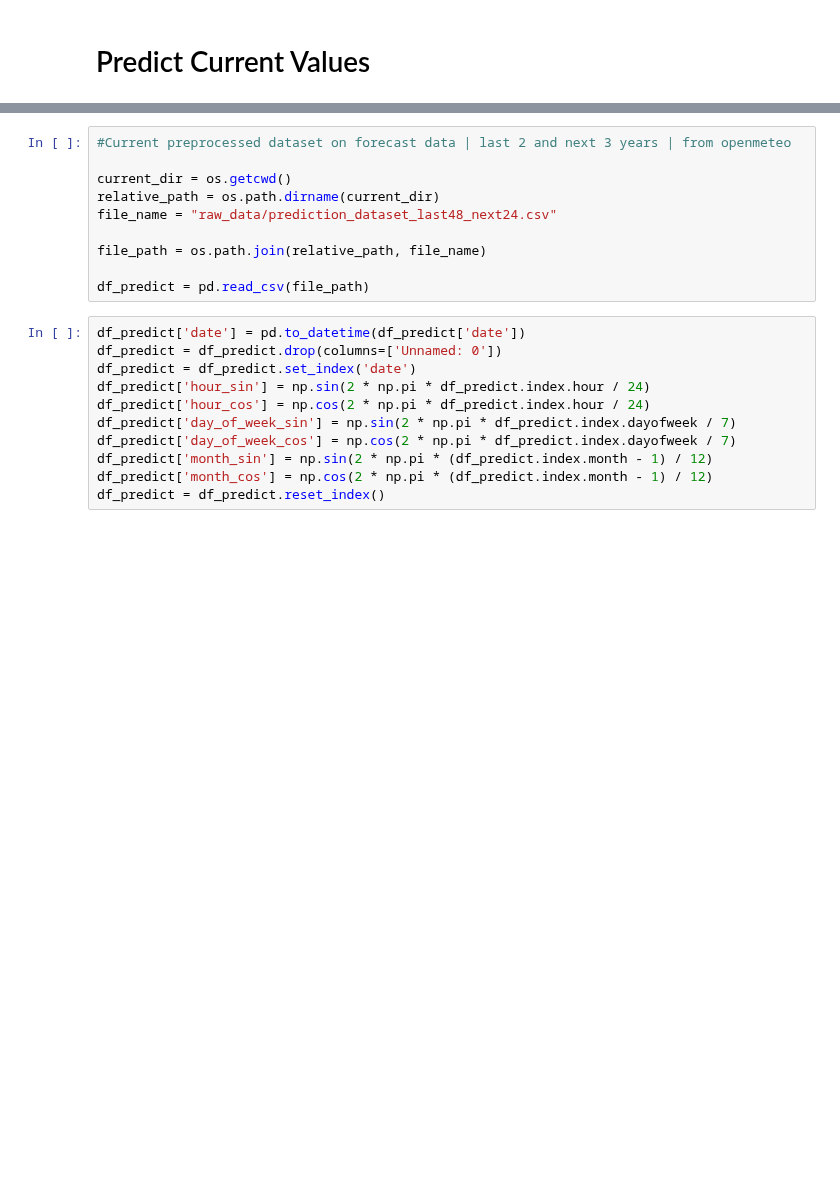
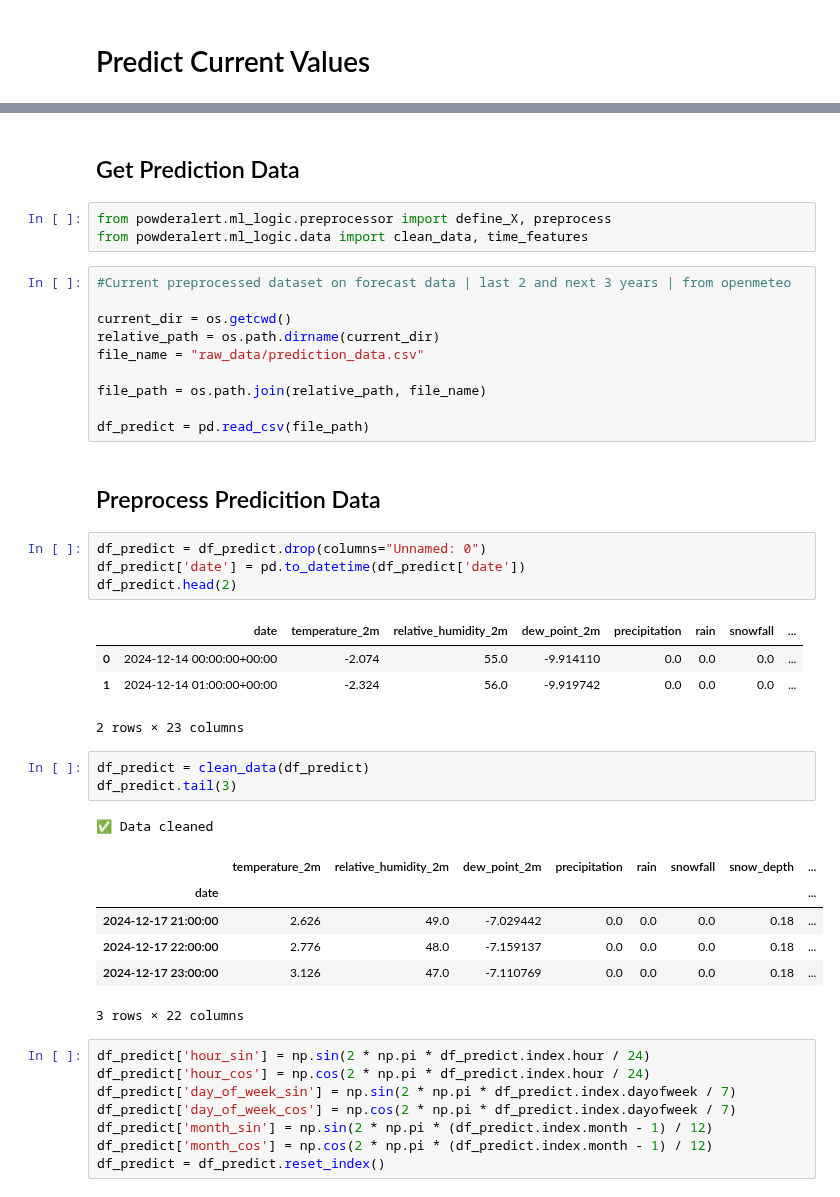
Before and after one commit to MadMax1995bb/powder_alert2.0, a Jupyter notebook: notebooks/notebook_model_tests.ipynb, the cells around one changed output, grey strips where cells are left out. Saved outputs shown, nothing was run; the diff lists cells and outputs as text; blank space fills up the shorter version.

```diff
--- a/notebooks/notebook_model_tests.ipynb
+++ b/notebooks/notebook_model_tests.ipynb
@@ -763,17 +772,41 @@ Error:
+# %% [markdown]
+## Get Prediction Data
+# %%
+from powderalert.ml_logic.preprocessor import define_X, preprocess
+from powderalert.ml_logic.data import clean_data, time_features
 # %%
 #Current preprocessed dataset on forecast data | last 2 and next 3 years | from openmeteo
 
 current_dir = os.getcwd()
 relative_path = os.path.dirname(current_dir)
-file_name = "raw_data/prediction_dataset_last48_next24.csv"
+file_name = "raw_data/prediction_data.csv"
 
 file_path = os.path.join(relative_path, file_name)
 
 df_predict = pd.read_csv(file_path)
+# %% [markdown]
+## Preprocess Predicition Data
+# %%
+df_predict = df_predict.drop(columns="Unnamed: 0")
+df_predict['date'] = pd.to_datetime(df_predict['date'])
+df_predict.head(2)
+# %% [output]
+|  | date | temperature_2m | relative_humidity_2m | dew_point_2m | precipitation | rain | snowfall | ... |
+| 0 | 2024-12-14 00:00:00+00:00 | -2.074 | 55.0 | -9.914110 | 0.0 | 0.0 | 0.0 | ... |
+| 1 | 2024-12-14 01:00:00+00:00 | -2.324 | 56.0 | -9.919742 | 0.0 | 0.0 | 0.0 | ... |
+2 rows × 23 columns
+# %%
+df_predict = clean_data(df_predict)
+df_predict.tail(3)
+# %% [output]
+✅ Data cleaned
+|  | temperature_2m | relative_humidity_2m | dew_point_2m | precipitation | rain | snowfall | snow_depth | ... |
+| date |  |  |  |  |  |  |  | ... |
+| 2024-12-17 21:00:00 | 2.626 | 49.0 | -7.029442 | 0.0 | 0.0 | 0.0 | 0.18 | ... |
+| 2024-12-17 22:00:00 | 2.776 | 48.0 | -7.159137 | 0.0 | 0.0 | 0.0 | 0.18 | ... |
+| 2024-12-17 23:00:00 | 3.126 | 47.0 | -7.110769 | 0.0 | 0.0 | 0.0 | 0.18 | ... |
+3 rows × 22 columns
 # %%
-df_predict['date'] = pd.to_datetime(df_predict['date'])
-df_predict = df_predict.drop(columns=['Unnamed: 0'])
-df_predict = df_predict.set_index('date')
 df_predict['hour_sin'] = np.sin(2 * np.pi * df_predict.index.hour / 24)
 df_predict['hour_cos'] = np.cos(2 * np.pi * df_predict.index.hour / 24)
 df_predict['day_of_week_sin'] = np.sin(2 * np.pi * df_predict.index.dayofweek / 7)
```
Also changed, not shown: parts of 15 cells of this notebook, 1 other file.
